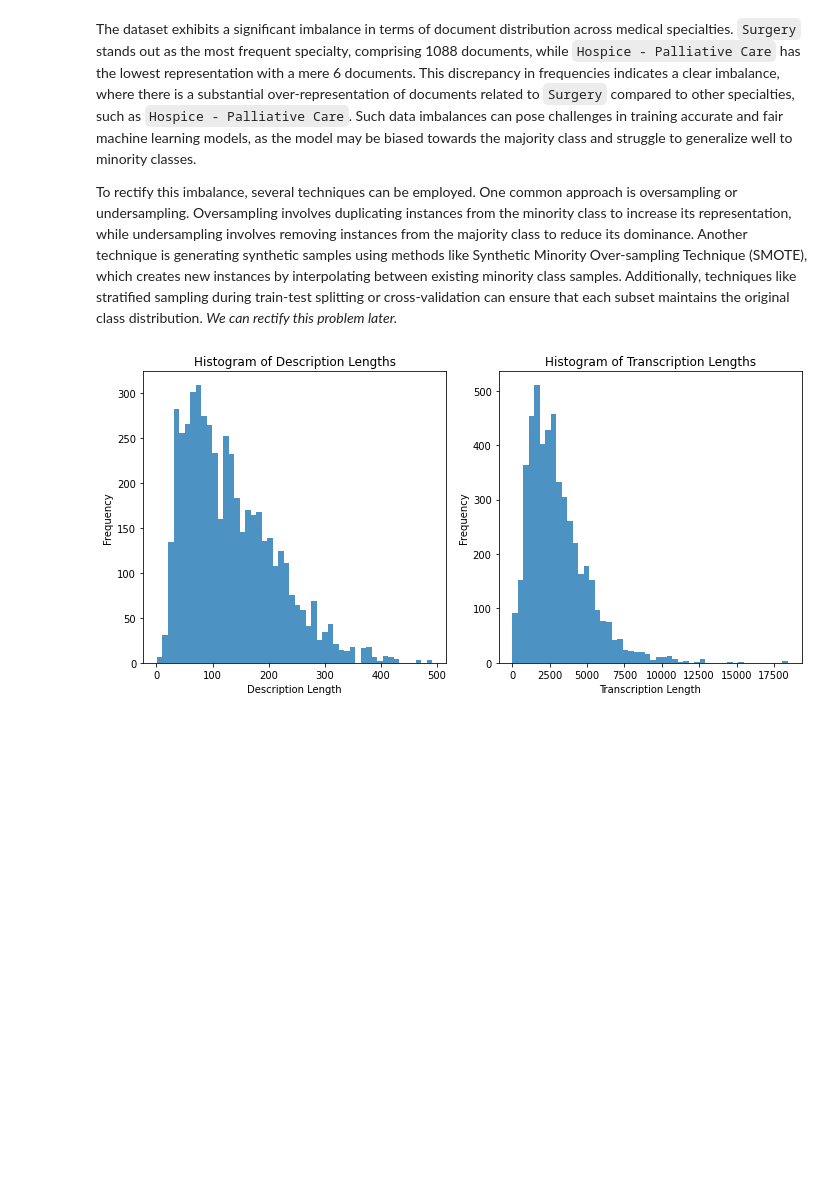
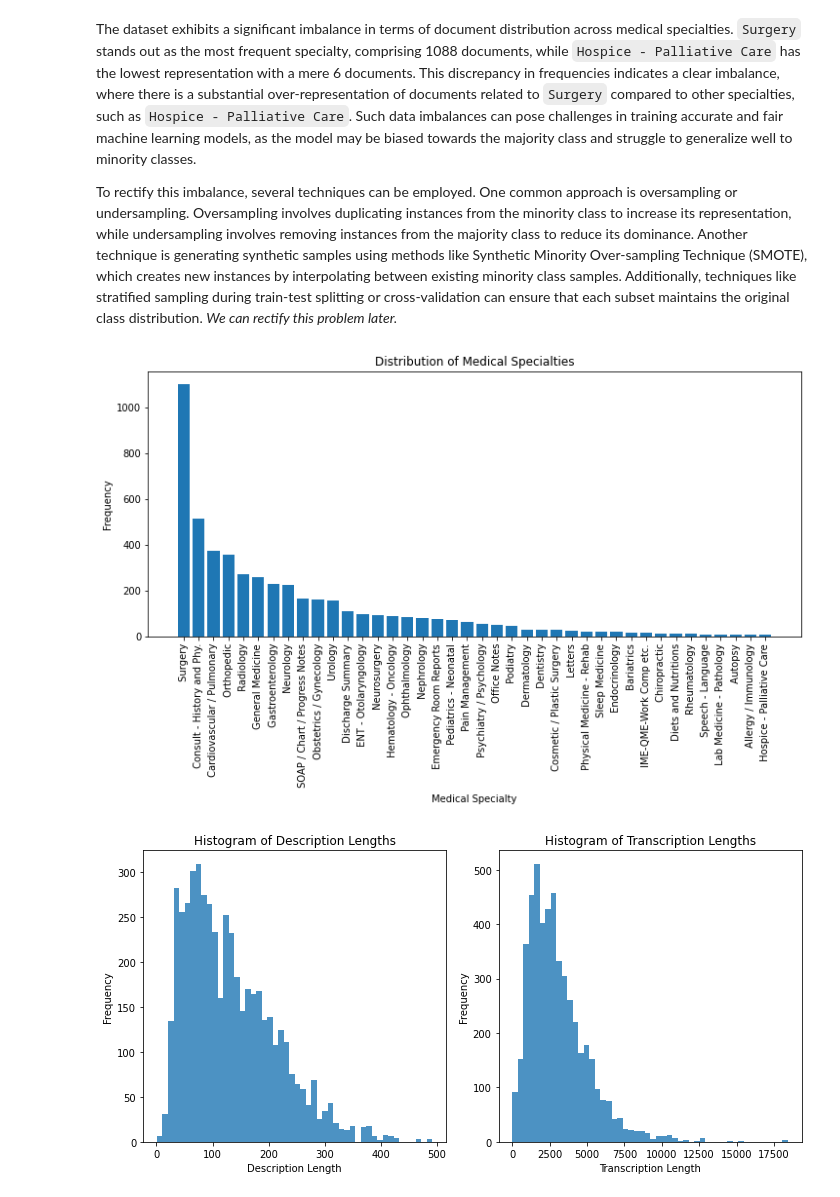
Before and after one commit to rrwabina/MedicalSpecialtyClassification, a Jupyter notebook: src/RADI623_A1_RomenSamuelWabina.ipynb, the cells around one changed output. Drawn from its saved outputs; the diff is of its cells as text; code cells hidden in the pictures; blank space fills up the shorter version.

```diff
--- a/src/RADI623_A1_RomenSamuelWabina.ipynb
+++ b/src/RADI623_A1_RomenSamuelWabina.ipynb
@@ -138,7 +138,7 @@ summary = calculate_univariate(data)
 def plot_classes(data):
     specialty_counts = data['medical_specialty'].value_counts()
 
-    plt.figure(figsize = (10, 5))
+    plt.figure(figsize = (12, 5))
     plt.bar(specialty_counts.index, specialty_counts.values)
     plt.xlabel('Medical Specialty')
     plt.ylabel('Frequency')
@@ -166,6 +166,10 @@ def plot_histogram(data):
 The dataset exhibits a significant imbalance in terms of document distribution across medical specialties. <code>Surgery</code> stands out as the most frequent specialty, comprising 1088 documents, while <code>Hospice - Palliative Care</code> has the lowest representation with a mere 6 documents. This discrepancy in frequencies indicates a clear imbalance, where there is a substantial over-representation of documents related to <code>Surgery</code> compared to other specialties, such as <code>Hospice - Palliative Care</code>. Such data imbalances can pose challenges in training accurate and fair machine learning models, as the model may be biased towards the majority class and struggle to generalize well to minority classes.
 
 To rectify this imbalance, several techniques can be employed. One common approach is oversampling or undersampling. Oversampling involves duplicating instances from the minority class to increase its representation, while undersampling involves removing instances from the majority class to reduce its dominance. Another technique is generating synthetic samples using methods like Synthetic Minority Over-sampling Technique (SMOTE), which creates new instances by interpolating between existing minority class samples. Additionally, techniques like stratified sampling during train-test splitting or cross-validation can ensure that each subset maintains the original class distribution. *We can rectify this problem later.*
+# %%
+plot_classes(data)
+# %% [output]
+[figure, added]
 # %%
 plot_histogram(data)
 # %% [output]
```
Also changed, not shown: parts of 8 cells of this notebook.
